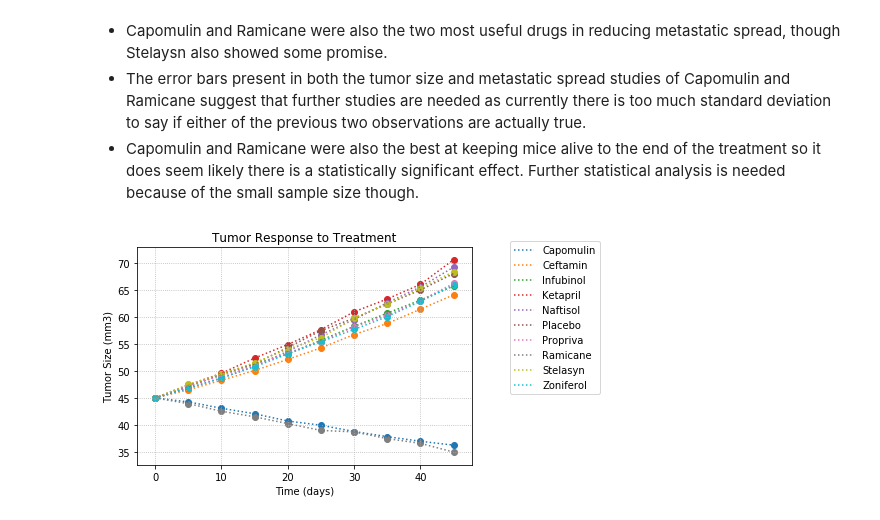
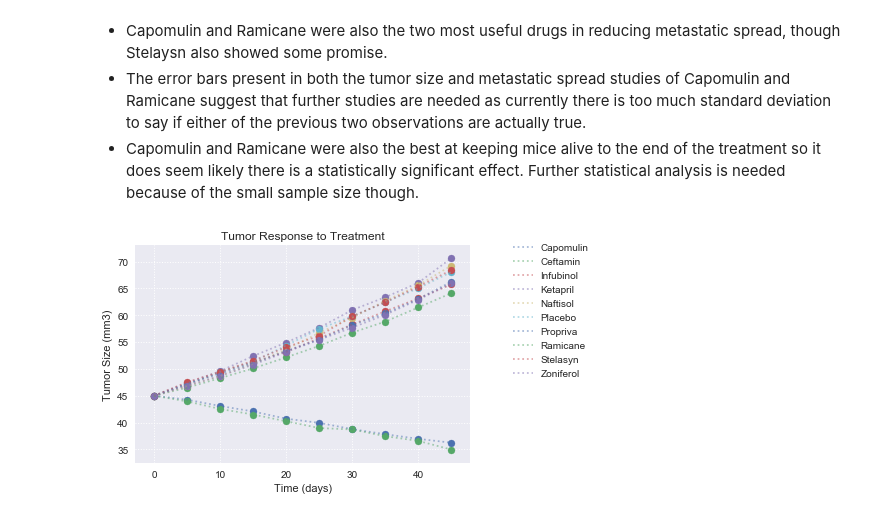
Before and after one commit to mu13j/Pyber, a Jupyter notebook: Pymaceuticals Inc/Pymaceuticals Inc.ipynb, the cells around one changed output. Saved outputs shown, nothing was run; the diff lists cells and outputs as text; code cells hidden in the pictures.

```diff
--- a/Pymaceuticals Inc/Pymaceuticals Inc.ipynb
+++ b/Pymaceuticals Inc/Pymaceuticals Inc.ipynb
@@ -69,18 +71,18 @@ for i in range(len(tumorpoints)):
     change.append((tumorpoints[i][-1]/tumorpoints[i][0]-1)*100)
 # %%
 #Tumor Response Graph
-
+sns.set(color_codes=True)
 for i in range(len(tumorpoints)):
     plt.scatter(times, tumorpoints[i])
-    plt.plot(times,tumorpoints[i],linestyle='dotted')
+    plt.plot(times,tumorpoints[i],linestyle='dotted',alpha=.5)
 plt.legend(drugs,bbox_to_anchor=(1.1, 1.05))
 plt.xlabel('Time (days)')
 plt.ylabel('Tumor Size (mm3)')
 plt.title('Tumor Response to Treatment')
 plt.grid(linestyle='dotted')
 plt.show()
 # %% [output]
-[figure, old version]
+[figure, new version]
 # %%
 #Tumor Response Error Bars (Can't really see separate points on combined graph with error bars)
 for i in range(len(tumorpoints)):
```
Also changed, not shown: parts of 8 cells of this notebook, 39 other files.
